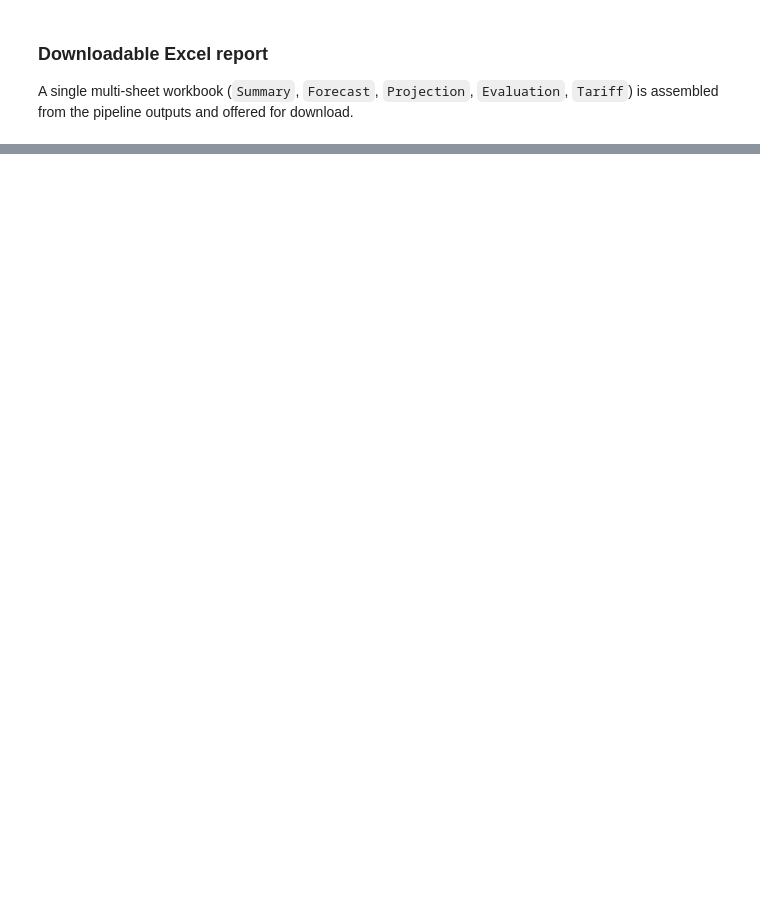
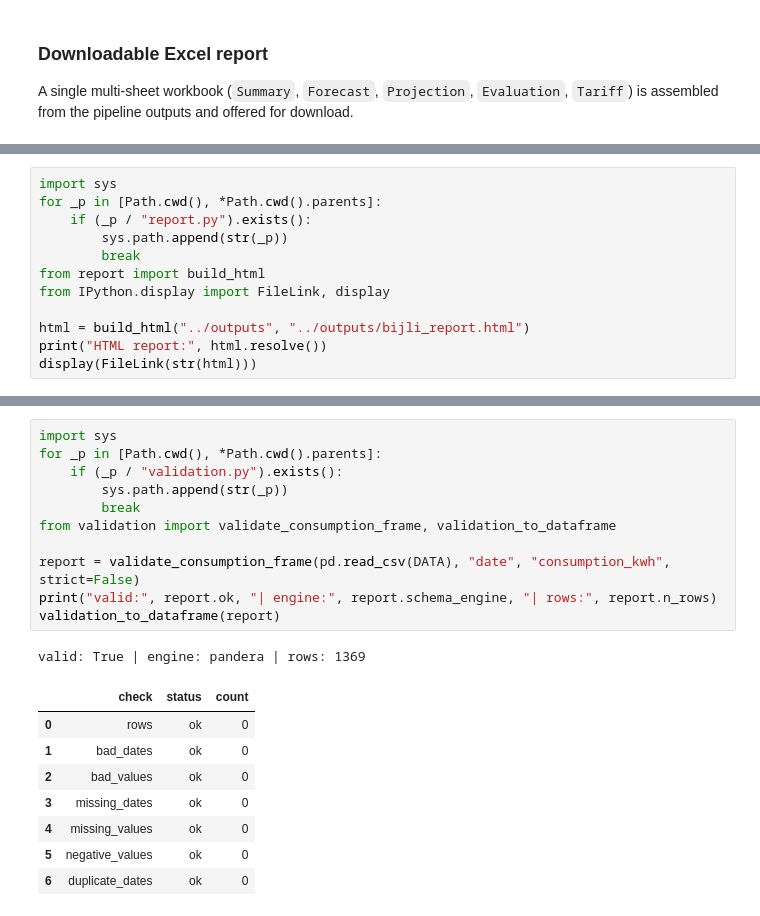
Before and after one commit to Mainak-2006/electricity-demand-forecasting, a Jupyter notebook: notebooks/exploration.ipynb, the cells around one changed output, grey strips where cells are left out. Drawn from its saved outputs; the diff is of its cells as text; blank space fills up the shorter version.

```diff
--- a/notebooks/exploration.ipynb
+++ b/notebooks/exploration.ipynb
@@ -233,0 +325,12 @@ Sheets: ['Summary', 'Forecast', 'Projection', 'Evaluation', 'Tariff']
+# %%
+import sys
+for _p in [Path.cwd(), *Path.cwd().parents]:
+    if (_p / "report.py").exists():
+        sys.path.append(str(_p))
+        break
+from report import build_html
+from IPython.display import FileLink, display
+
+html = build_html("../outputs", "../outputs/bijli_report.html")
+print("HTML report:", html.resolve())
+display(FileLink(str(html)))
@@ -233,0 +347,21 @@ Sheets: ['Summary', 'Forecast', 'Projection', 'Evaluation', 'Tariff']
+# %%
+import sys
+for _p in [Path.cwd(), *Path.cwd().parents]:
+    if (_p / "validation.py").exists():
+        sys.path.append(str(_p))
+        break
+from validation import validate_consumption_frame, validation_to_dataframe
+
+report = validate_consumption_frame(pd.read_csv(DATA), "date", "consumption_kwh", strict=False)
+print("valid:", report.ok, "| engine:", report.schema_engine, "| rows:", report.n_rows)
+validation_to_dataframe(report)
+# %% [output]
+valid: True | engine: pandera | rows: 1369
+|  | check | status | count |
+| 0 | rows | ok | 0 |
+| 1 | bad_dates | ok | 0 |
+| 2 | bad_values | ok | 0 |
+| 3 | missing_dates | ok | 0 |
+| 4 | missing_values | ok | 0 |
+| 5 | negative_values | ok | 0 |
+| 6 | duplicate_dates | ok | 0 |
```
Also changed, not shown: parts of 19 cells of this notebook.
